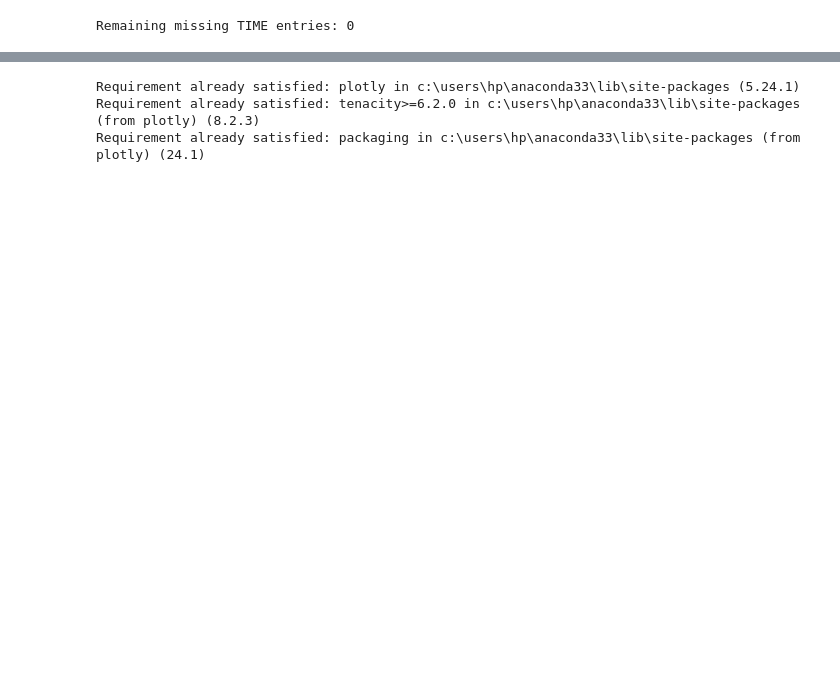
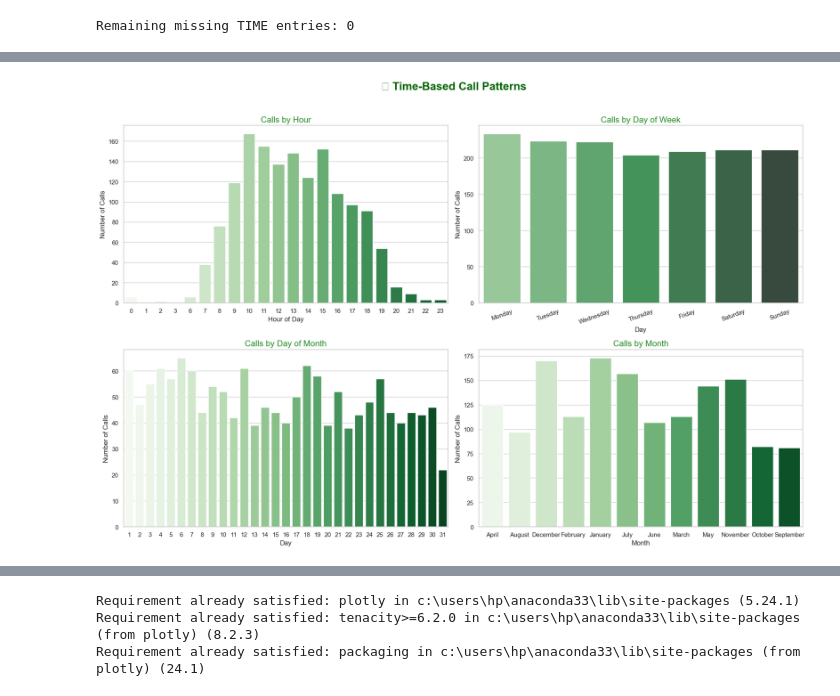
Before and after one commit to RachelinTheLoop/call-center-analytics, a Jupyter notebook: customer_call_analysis.ipynb, the cells around one changed output, grey strips where cells are left out. Cells and saved outputs as stored; diff of their text form; code cells hidden in the pictures; blank space fills up the shorter version.

```diff
--- a/customer_call_analysis.ipynb
+++ b/customer_call_analysis.ipynb
@@ -639,0 +470,72 @@ Passing `palette` without assigning `hue` is deprecated and will be removed in v
+# %%
+import matplotlib.pyplot as plt
+import seaborn as sns
+
+# Set seaborn style
+sns.set(style="whitegrid")
+
+# Define green color palettes
+palette_hour = sns.color_palette("Greens", n_colors=24)
+palette_dayofweek = sns.color_palette("Greens_d", n_colors=7)
+palette_day = sns.color_palette("Greens", n_colors=31)
+palette_month = sns.color_palette("Greens", n_colors=12)
+
+# Create subplots
+fig, axes = plt.subplots(2, 2, figsize=(18, 12))
+fig.suptitle("📞 Time-Based Call Patterns", fontsize=20, fontweight="bold", color="darkgreen")
+
+# 1. Calls by Hour
+sns.countplot(
+    data=calldata,
+    x="HOUR",
+    palette=palette_hour,
+    ax=axes[0, 0]
+)
+axes[0, 0].set_title("Calls by Hour", fontsize=15, color="forestgreen")
+axes[0, 0].set_xlabel("Hour of Day")
+axes[0, 0].set_ylabel("Number of Calls")
+
+# 2. Calls by Day of Week
+sns.countplot(
+    data=calldata,
+    x="DAY_OF_WEEK",
+    order=["Monday", "Tuesday", "Wednesday", "Thursday", "Friday", "Saturday", "Sunday"],
+    palette=palette_dayofweek,
+    ax=axes[0, 1]
+)
+axes[0, 1].set_title("Calls by Day of Week", fontsize=15, color="forestgreen")
+axes[0, 1].set_xlabel("Day")
+axes[0, 1].set_ylabel("Number of Calls")
+axes[0, 1].tick_params(axis='x', rotation=20)
+
+# 3. Calls by Day of Month
+sns.countplot(
+    data=calldata,
+    x="DAY",
+    palette=palette_day,
+    ax=axes[1, 0]
+)
+axes[1, 0].set_title("Calls by Day of Month", fontsize=15, color="forestgreen")
+axes[1, 0].set_xlabel("Day")
+axes[1, 0].set_ylabel("Number of Calls")
+
+# 4. Calls by Month
+sns.countplot(
+    data=calldata,
+    x="MONTH",
+    palette=palette_month,
+    ax=axes[1, 1]
+)
+axes[1, 1].set_title("Calls by Month", fontsize=15, color="forestgreen")
+axes[1, 1].set_xlabel("Month")
+axes[1, 1].set_ylabel("Number of Calls")
+
+# Final layout adjustments
+plt.tight_layout(rect=[0, 0, 1, 0.96])
+
+# Save high-res image
+plt.savefig("Output/Time_Based_Call_Analysis.png", dpi=300)
+
+# Show plot
+plt.show()
+# %% [output]
@@ -639,0 +559 @@ Passing `palette` without assigning `hue` is deprecated and will be removed in v
+[figure, added]
```
Also changed, not shown: parts of 51 cells of this notebook, 12 other files.
